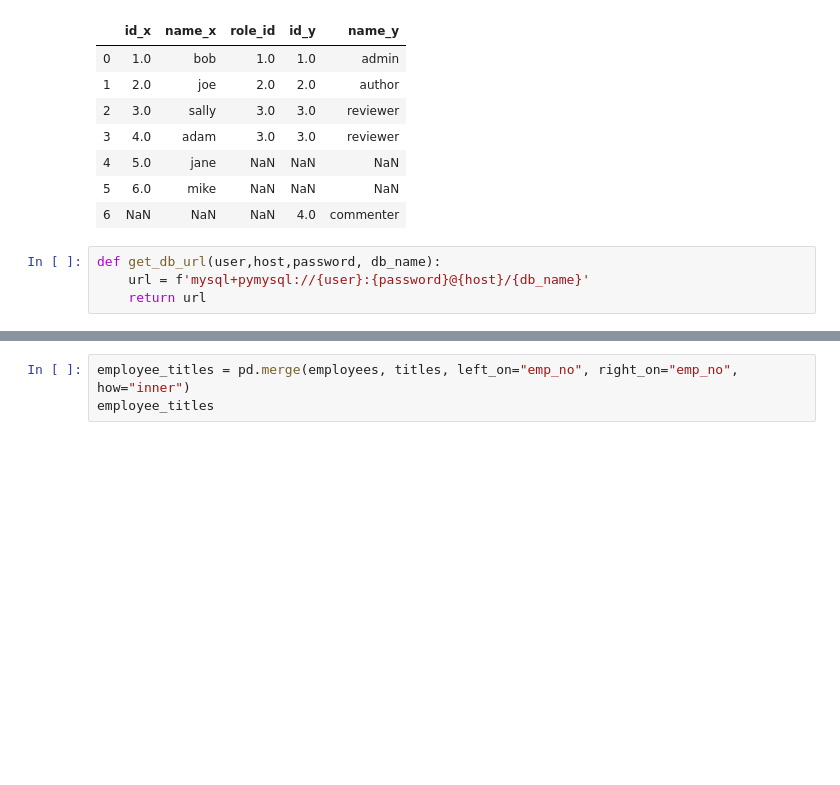
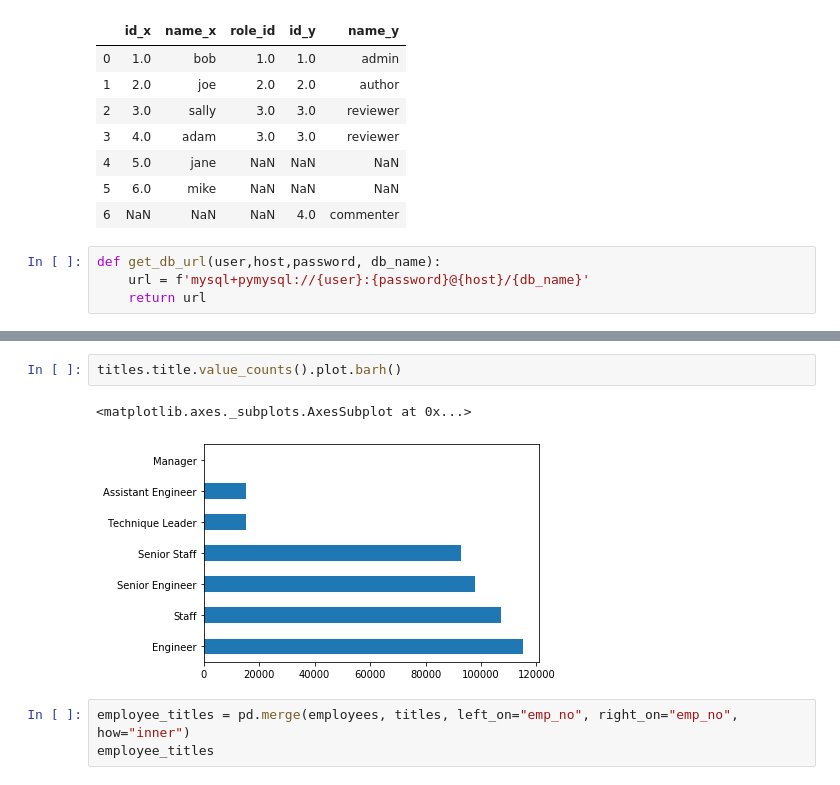
Before and after one commit to sunwenliang14/python-exercises, a Jupyter notebook: 4.8.4.4_advanced_dataframes.ipynb, the cells around one changed output, grey strips where cells are left out. Cells and saved outputs as stored; diff of their text form; blank space fills up the shorter version.

```diff
--- a/4.8.4.4_advanced_dataframes.ipynb
+++ b/4.8.4.4_advanced_dataframes.ipynb
@@ -286,3 +141,8 @@ titles
+# %%
+titles.title.value_counts().plot.barh()
+# %% [output]
+<matplotlib.axes._subplots.AxesSubplot at 0x...>
+[figure, added]
 # %%
 employee_titles = pd.merge(employees, titles, left_on="emp_no", right_on="emp_no", how="inner")
 employee_titles
```
Also changed, not shown: parts of 32 cells of this notebook.
